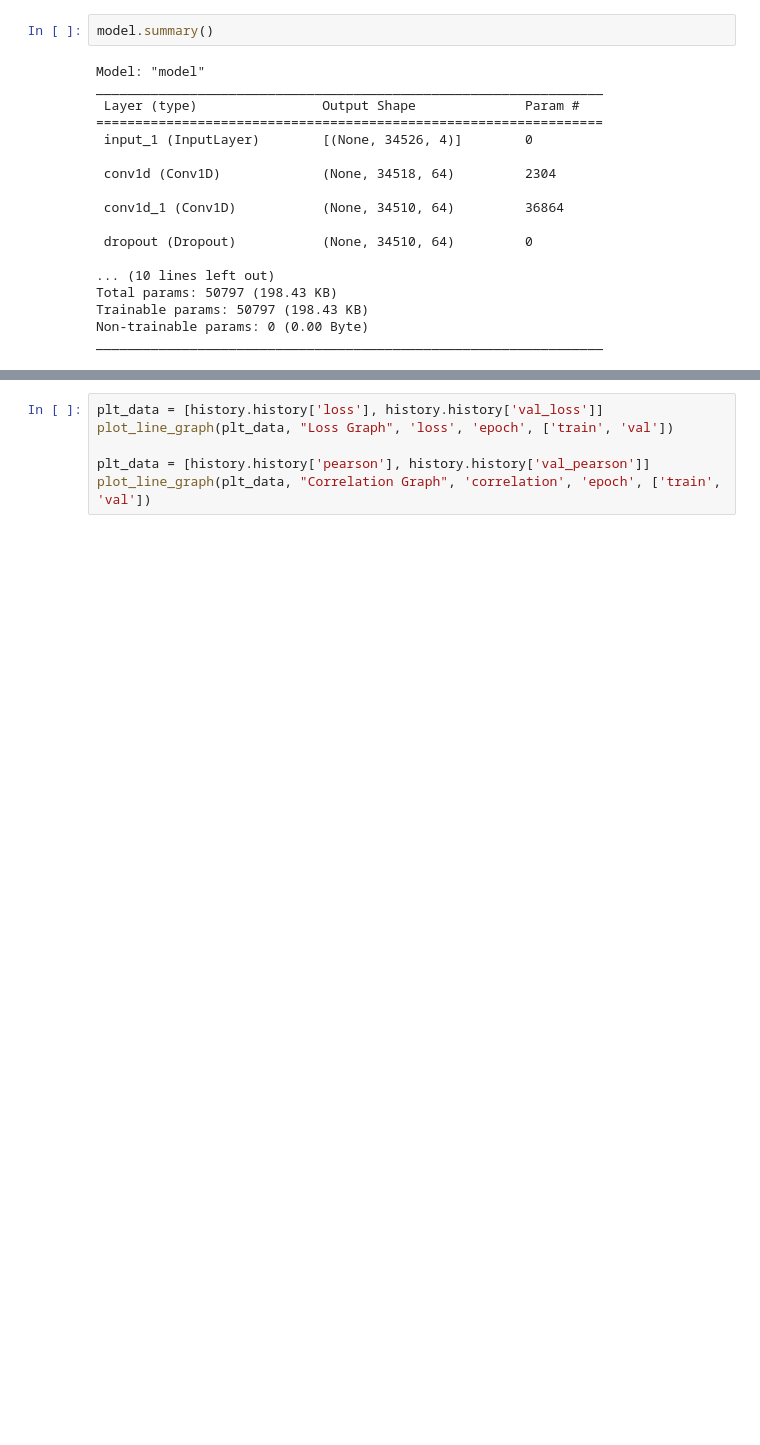
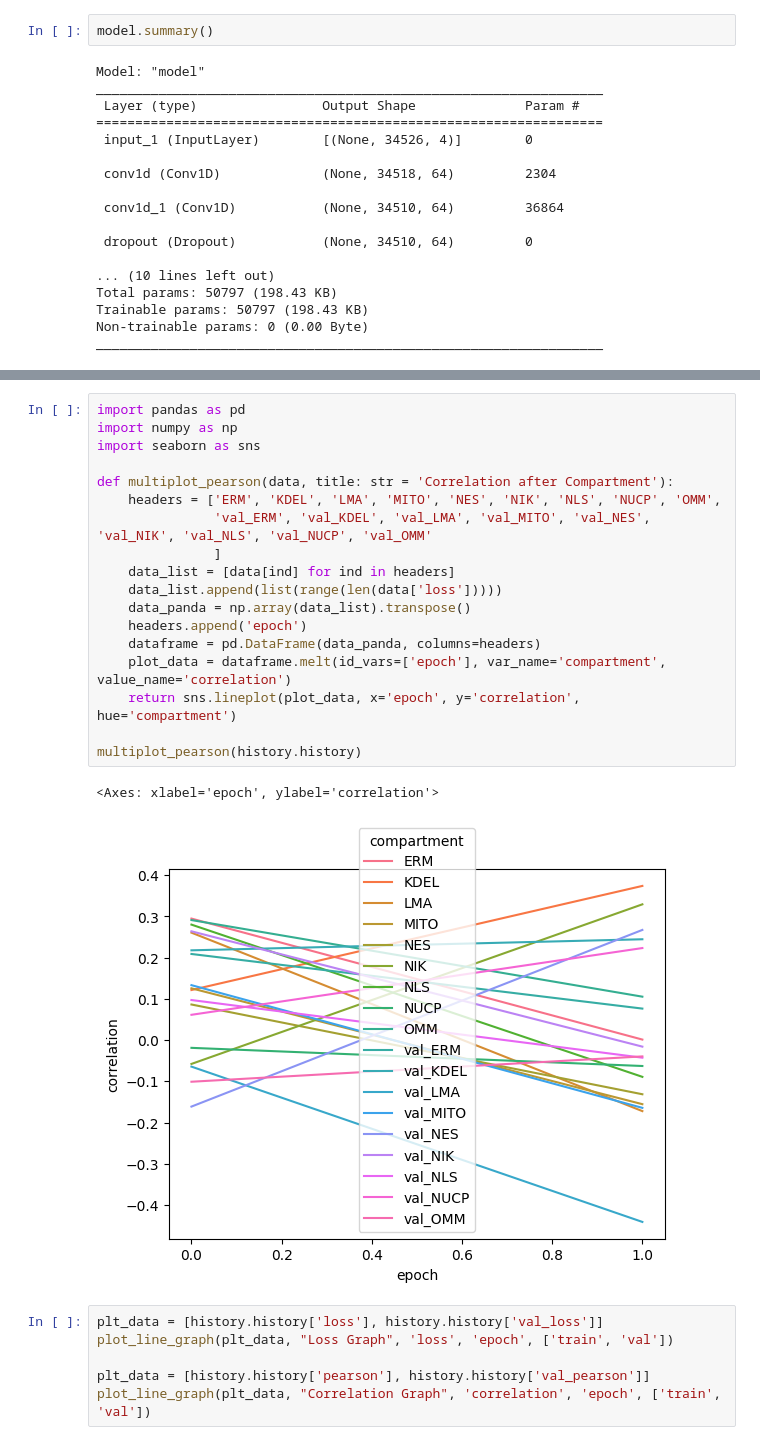
Before and after one commit to Tralius/rna-localization, a Jupyter notebook: flor_CNN_Att1 copy.ipynb, the cells around one changed output, grey strips where cells are left out. Saved outputs shown, nothing was run; the diff lists cells and outputs as text; blank space fills up the shorter version.

```diff
--- a/flor_CNN_Att1 copy.ipynb
+++ b/flor_CNN_Att1 copy.ipynb
@@ -61,3 +87,24 @@ Epoch 1/20
+# %%
+import pandas as pd
+import numpy as np
+import seaborn as sns
+
+def multiplot_pearson(data, title: str = 'Correlation after Compartment'):
+    headers = ['ERM', 'KDEL', 'LMA', 'MITO', 'NES', 'NIK', 'NLS', 'NUCP', 'OMM',
+               'val_ERM', 'val_KDEL', 'val_LMA', 'val_MITO', 'val_NES', 'val_NIK', 'val_NLS', 'val_NUCP', 'val_OMM'
+               ]
+    data_list = [data[ind] for ind in headers]
+    data_list.append(list(range(len(data['loss']))))
+    data_panda = np.array(data_list).transpose()
+    headers.append('epoch')
+    dataframe = pd.DataFrame(data_panda, columns=headers)
+    plot_data = dataframe.melt(id_vars=['epoch'], var_name='compartment', value_name='correlation')
+    return sns.lineplot(plot_data, x='epoch', y='correlation', hue='compartment')
+
+multiplot_pearson(history.history)
+# %% [output]
+<Axes: xlabel='epoch', ylabel='correlation'>
+[figure, added]
 # %%
 plt_data = [history.history['loss'], history.history['val_loss']]
 plot_line_graph(plt_data, "Loss Graph", 'loss', 'epoch', ['train', 'val'])
```
Also changed, not shown: parts of 2 cells of this notebook, 21 other files.
